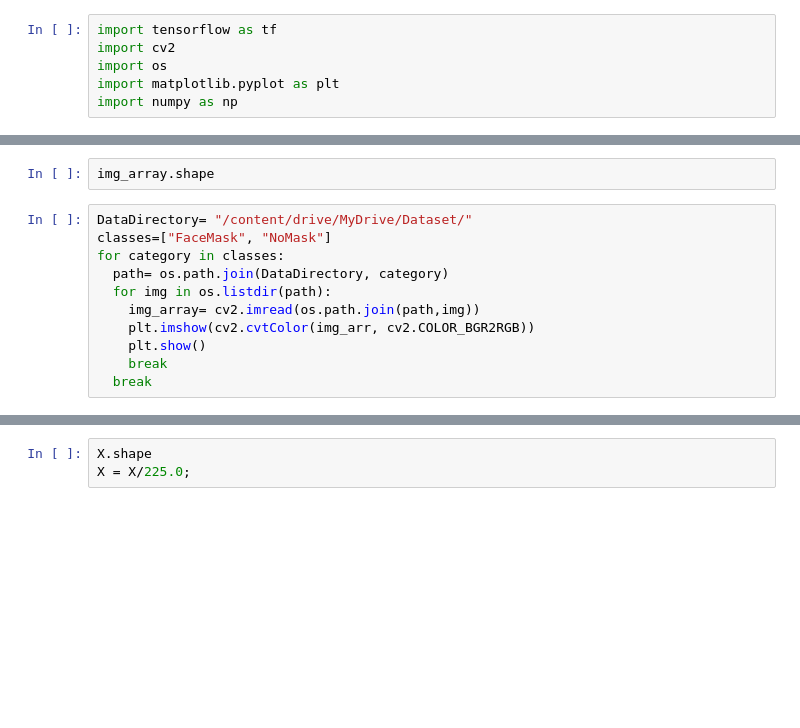
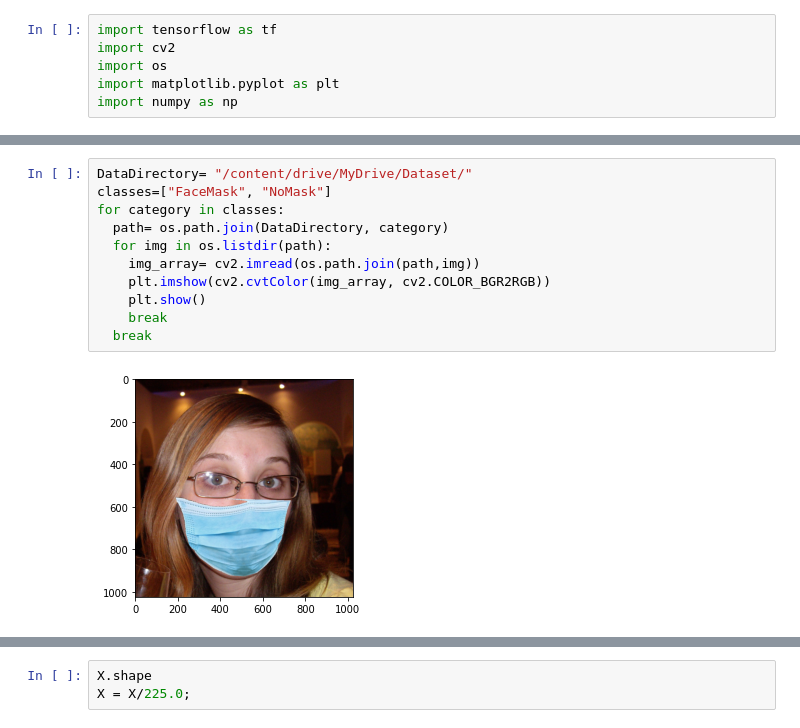
Before and after one commit to princ1211/ESPY-Mask_Detect, a Jupyter notebook: Dataset.ipynb, the cells around one changed output, grey strips where cells are left out. Cells and saved outputs as stored; diff of their text form; blank space fills up the shorter version.

```diff
--- a/Dataset.ipynb
+++ b/Dataset.ipynb
@@ -14,13 +14,13 @@ Mounted at /content/drive/
-# %%
-img_array.shape
 # %%
 DataDirectory= "/content/drive/MyDrive/Dataset/"
 classes=["FaceMask", "NoMask"]
 for category in classes:
   path= os.path.join(DataDirectory, category)
   for img in os.listdir(path):
     img_array= cv2.imread(os.path.join(path,img))
-    plt.imshow(cv2.cvtColor(img_arr, cv2.COLOR_BGR2RGB))
+    plt.imshow(cv2.cvtColor(img_array, cv2.COLOR_BGR2RGB))
     plt.show()
     break
   break
+# %% [output]
+[figure, added]
```
Also changed, not shown: parts of 13 cells of this notebook.
